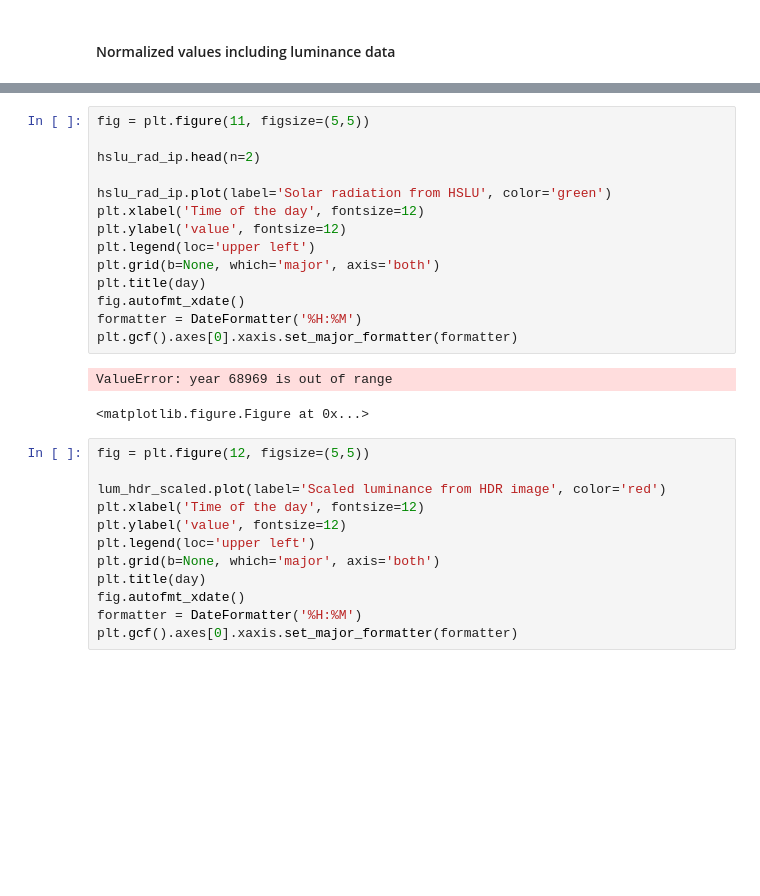
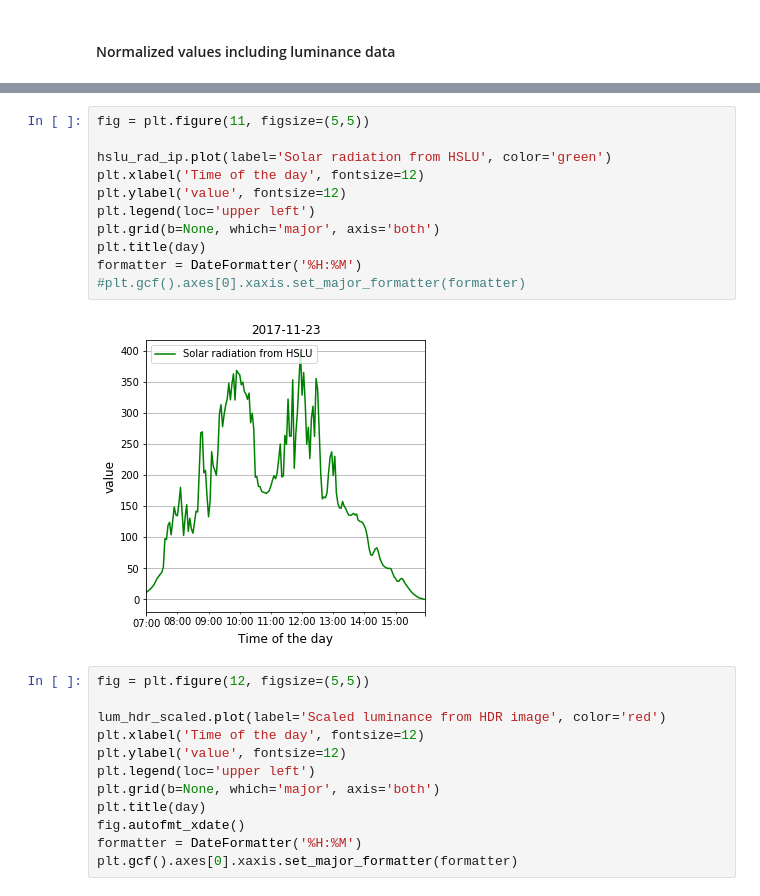
Before and after one commit to ahorv/python_scripts, a Jupyter notebook: irradiance/20171123_cam1_lumi.ipynb, the cells around one changed output, grey strips where cells are left out. Saved outputs shown, nothing was run; the diff lists cells and outputs as text; blank space fills up the shorter version.

```diff
--- a/irradiance/20171123_cam1_lumi.ipynb
+++ b/irradiance/20171123_cam1_lumi.ipynb
@@ -158,20 +170,16 @@ Correlation =  0.7770256736751745
 # %%
 fig = plt.figure(11, figsize=(5,5))
-
-hslu_rad_ip.head(n=2)
 
 hslu_rad_ip.plot(label='Solar radiation from HSLU', color='green')
 plt.xlabel('Time of the day', fontsize=12)
 plt.ylabel('value', fontsize=12)
 plt.legend(loc='upper left')
 plt.grid(b=None, which='major', axis='both')
 plt.title(day)
-fig.autofmt_xdate()
 formatter = DateFormatter('%H:%M')
-plt.gcf().axes[0].xaxis.set_major_formatter(formatter)
+#plt.gcf().axes[0].xaxis.set_major_formatter(formatter)
 # %% [output]
-ValueError: year 68969 is out of range
-<matplotlib.figure.Figure at 0x...>
+[figure, added]
 # %%
 fig = plt.figure(12, figsize=(5,5))
 
```
Also changed, not shown: parts of 9 cells of this notebook, 3 other files.
